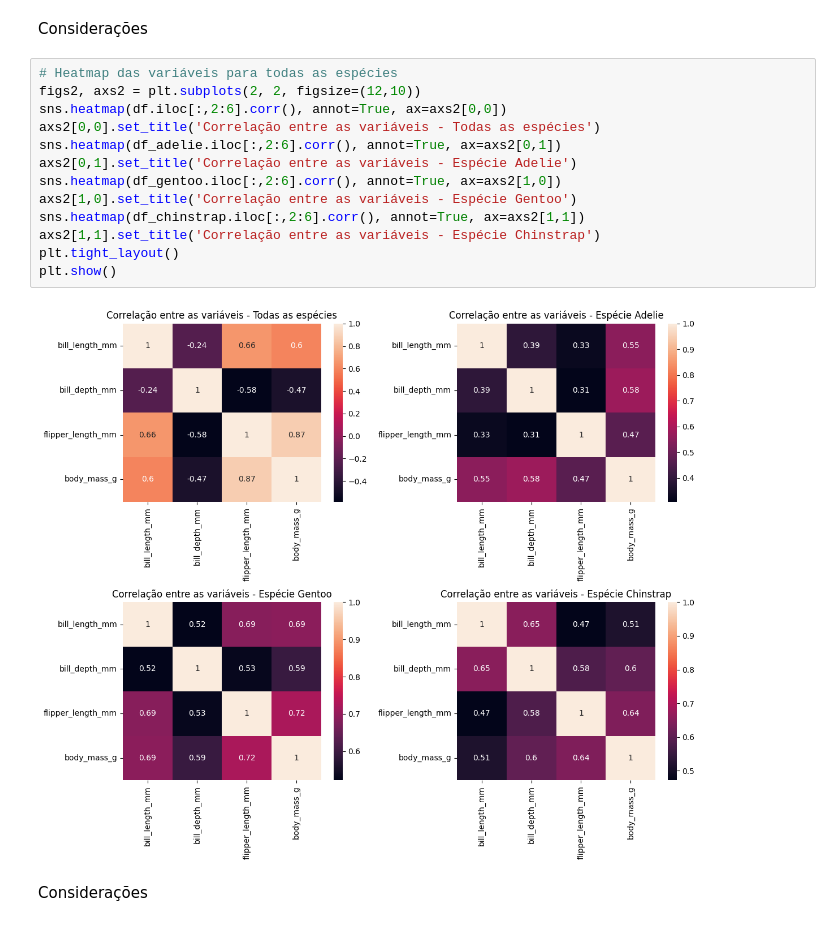
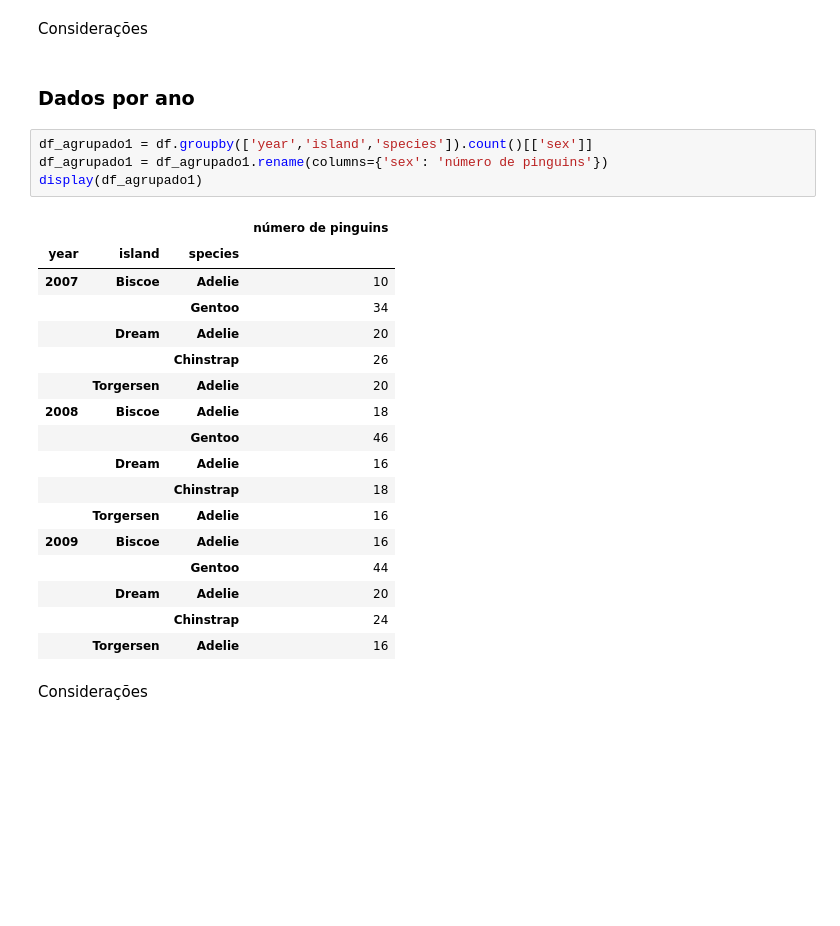
Before and after one commit to carolysg/projeto-pinguins, a Jupyter notebook: penguins.ipynb, the cells around one changed output. Cells and saved outputs as stored; diff of their text form; blank space fills up the shorter version.

```diff
--- a/penguins.ipynb
+++ b/penguins.ipynb
@@ -326,19 +303,28 @@ plt.show()
 # %% [markdown]
 Considerações
-# %%
-# Heatmap das variáveis para todas as espécies
-figs2, axs2 = plt.subplots(2, 2, figsize=(12,10))
-sns.heatmap(df.iloc[:,2:6].corr(), annot=True, ax=axs2[0,0])
-axs2[0,0].set_title('Correlação entre as variáveis - Todas as espécies')
-sns.heatmap(df_adelie.iloc[:,2:6].corr(), annot=True, ax=axs2[0,1])
-axs2[0,1].set_title('Correlação entre as variáveis - Espécie Adelie')
-sns.heatmap(df_gentoo.iloc[:,2:6].corr(), annot=True, ax=axs2[1,0])
-axs2[1,0].set_title('Correlação entre as variáveis - Espécie Gentoo')
-sns.heatmap(df_chinstrap.iloc[:,2:6].corr(), annot=True, ax=axs2[1,1])
-axs2[1,1].set_title('Correlação entre as variáveis - Espécie Chinstrap')
-plt.tight_layout()
-plt.show()
-# %% [output]
-[figure, removed]
+# %% [markdown]
+### Dados por ano
+# %%
+df_agrupado1 = df.groupby(['year','island','species']).count()[['sex']]
+df_agrupado1 = df_agrupado1.rename(columns={'sex': 'número de pinguins'})
+display(df_agrupado1)
+# %% [output]
+|  |  |  | número de pinguins |
+| year | island | species |  |
+| 2007 | Biscoe | Adelie | 10 |
+|  |  | Gentoo | 34 |
+|  | Dream | Adelie | 20 |
+|  |  | Chinstrap | 26 |
+|  | Torgersen | Adelie | 20 |
+| 2008 | Biscoe | Adelie | 18 |
+|  |  | Gentoo | 46 |
+|  | Dream | Adelie | 16 |
+|  |  | Chinstrap | 18 |
+|  | Torgersen | Adelie | 16 |
+| 2009 | Biscoe | Adelie | 16 |
+|  |  | Gentoo | 44 |
+|  | Dream | Adelie | 20 |
+|  |  | Chinstrap | 24 |
+|  | Torgersen | Adelie | 16 |
 # %% [markdown]
 Considerações
```
Also changed, not shown: parts of 34 cells of this notebook.
